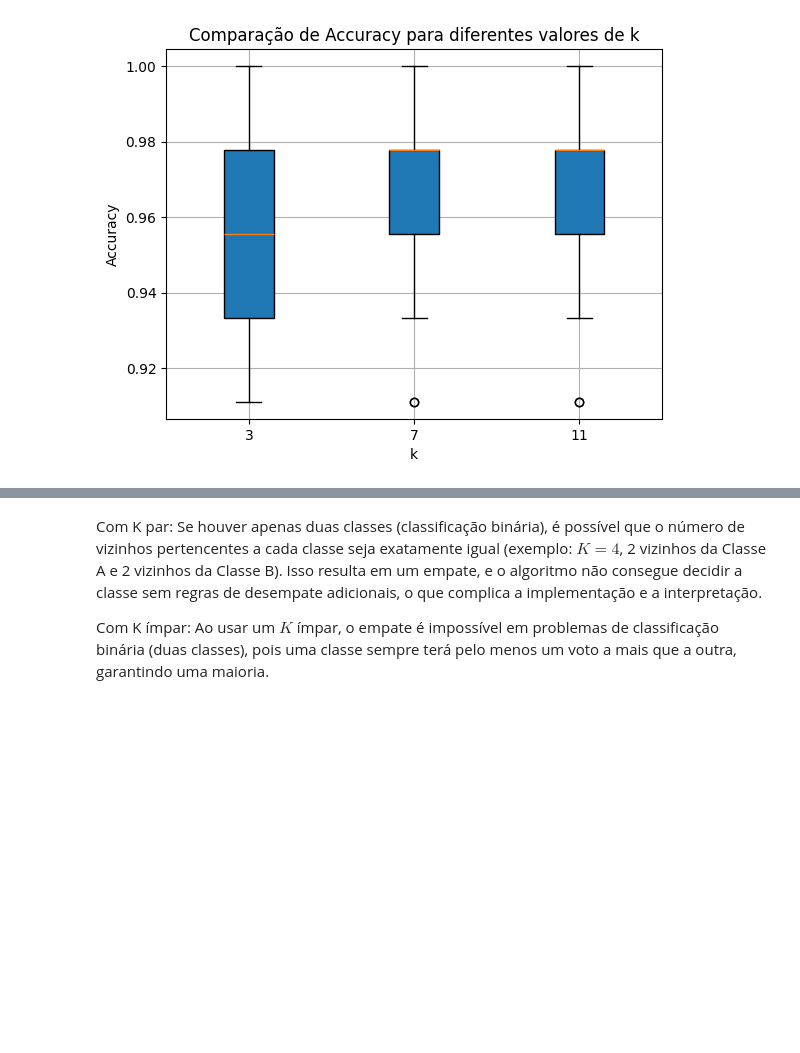
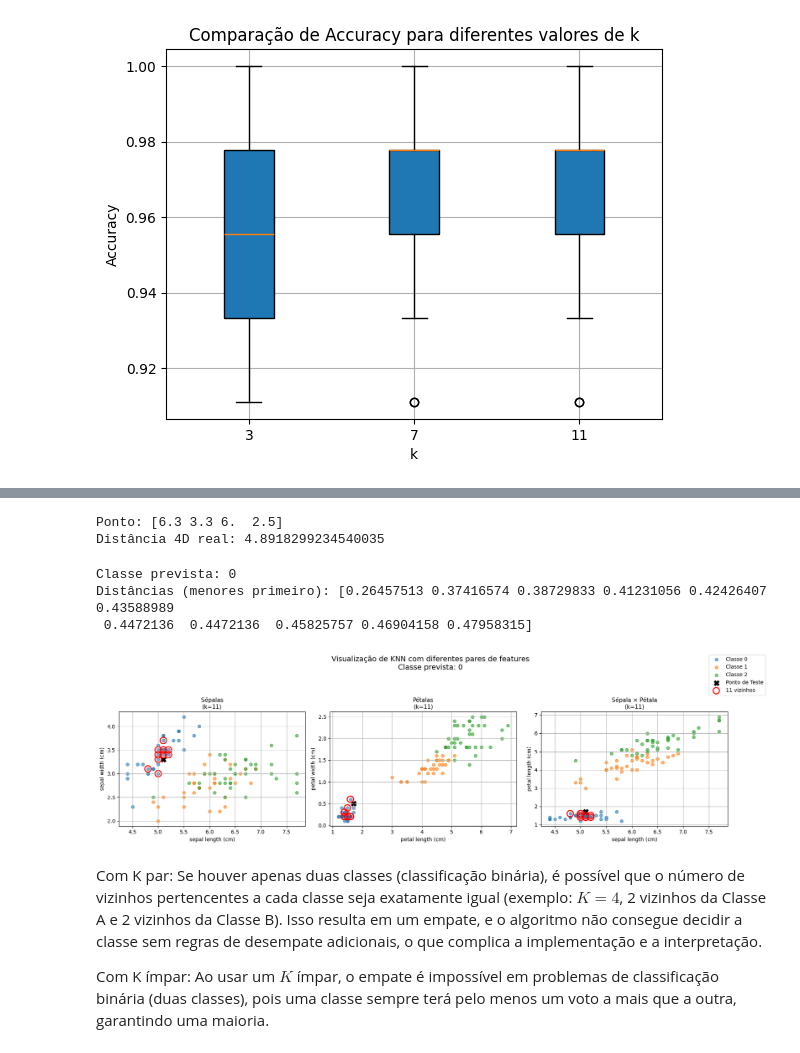
Before and after one commit to AlexRode/IAA, a Jupyter notebook: supervised.ipynb, the cells around one changed output, grey strips where cells are left out. Cells and saved outputs as stored; diff of their text form; code cells hidden in the pictures; blank space fills up the shorter version.

```diff
--- a/supervised.ipynb
+++ b/supervised.ipynb
@@ -624,0 +600,7 @@ Classe prevista: 0
+# %%
+i = 10  # índice do ponto suspeito
+print("Ponto:", X_train[i])
+print("Distância 4D real:", euclidean_distance(X_train[i], test_point))
+# %% [output]
+Ponto: [6.3 3.3 6.  2.5]
+Distância 4D real: 4.8918299234540035
@@ -625,3 +658,13 @@ Classe prevista: 0
+# %%
+feature_names = ["sepal length (cm)", "sepal width (cm)",
+                 "petal length (cm)", "petal width (cm)"]
+
+plot_knn_multiview(X_train, y_train, test_point, k=11, feature_names=feature_names)
+# %% [output]
+Classe prevista: 0
+Distâncias (menores primeiro): [0.26457513 0.37416574 0.38729833 0.41231056 0.42426407 0.43588989
+ 0.4472136  0.4472136  0.45825757 0.46904158 0.47958315]
+[figure, added]
 # %% [markdown]
 Com K par: Se houver apenas duas classes (classificação binária), é possível que o número de vizinhos pertencentes a cada classe seja exatamente igual (exemplo: $K=4$, 2 vizinhos da Classe A e 2 vizinhos da Classe B). Isso resulta em um empate, e o algoritmo não consegue decidir a classe sem regras de desempate adicionais, o que complica a implementação e a interpretação.
 
```
Also changed, not shown: parts of 8 cells of this notebook.
